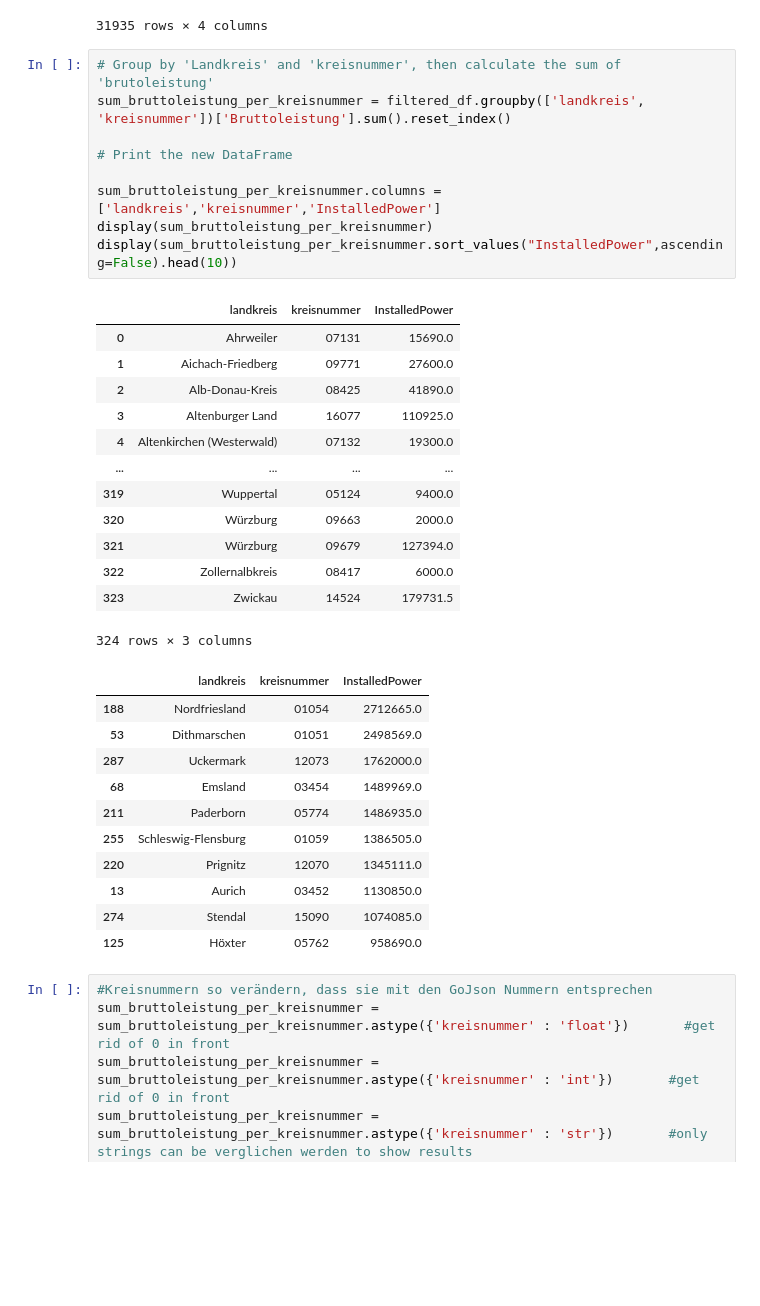
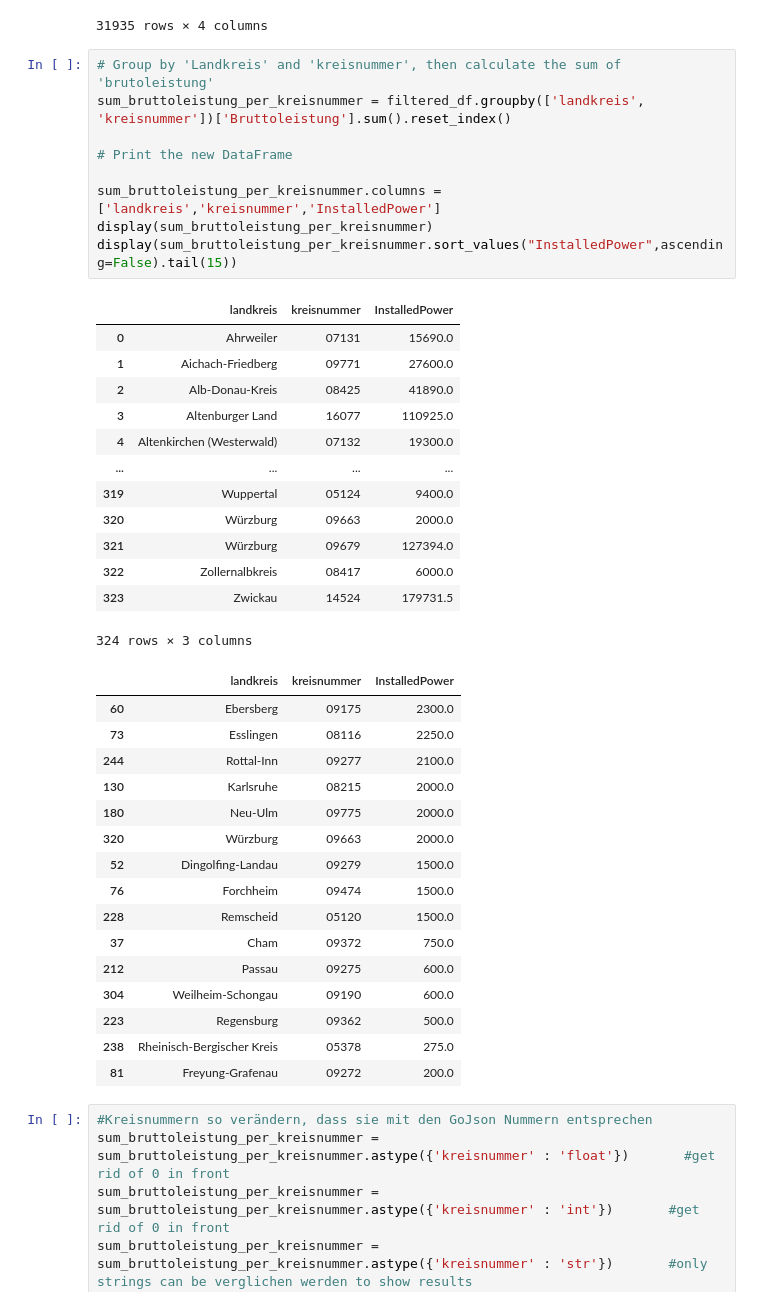
Before and after one commit to Mohammad-S-Rahman/open_mastr_thesis, a Jupyter notebook: thesis/WorkingMapWindWithoutOutlerTesting.ipynb, the cells around one changed output. Saved outputs shown, nothing was run; the diff lists cells and outputs as text; blank space fills up the shorter version.

```diff
--- a/thesis/WorkingMapWindWithoutOutlerTesting.ipynb
+++ b/thesis/WorkingMapWindWithoutOutlerTesting.ipynb
@@ -156,37 +171,42 @@ display(filtered_df)
 # %%
 # Group by 'Landkreis' and 'kreisnummer', then calculate the sum of 'brutoleistung'
 sum_bruttoleistung_per_kreisnummer = filtered_df.groupby(['landkreis', 'kreisnummer'])['Bruttoleistung'].sum().reset_index()
 
 # Print the new DataFrame
 
 sum_bruttoleistung_per_kreisnummer.columns = ['landkreis','kreisnummer','InstalledPower']
 display(sum_bruttoleistung_per_kreisnummer)
-display(sum_bruttoleistung_per_kreisnummer.sort_values("InstalledPower",ascending=False).head(10))
+display(sum_bruttoleistung_per_kreisnummer.sort_values("InstalledPower",ascending=False).tail(15))
 # %% [output]
 |  | landkreis | kreisnummer | InstalledPower |
 | 0 | Ahrweiler | 07131 | 15690.0 |
 | 1 | Aichach-Friedberg | 09771 | 27600.0 |
 | 2 | Alb-Donau-Kreis | 08425 | 41890.0 |
 | 3 | Altenburger Land | 16077 | 110925.0 |
 | 4 | Altenkirchen (Westerwald) | 07132 | 19300.0 |
 | ... | ... | ... | ... |
 | 319 | Wuppertal | 05124 | 9400.0 |
 | 320 | Würzburg | 09663 | 2000.0 |
 | 321 | Würzburg | 09679 | 127394.0 |
 | 322 | Zollernalbkreis | 08417 | 6000.0 |
 | 323 | Zwickau | 14524 | 179731.5 |
 324 rows × 3 columns
 |  | landkreis | kreisnummer | InstalledPower |
-| 188 | Nordfriesland | 01054 | 2712665.0 |
-| 53 | Dithmarschen | 01051 | 2498569.0 |
-| 287 | Uckermark | 12073 | 1762000.0 |
-| 68 | Emsland | 03454 | 1489969.0 |
-| 211 | Paderborn | 05774 | 1486935.0 |
-| 255 | Schleswig-Flensburg | 01059 | 1386505.0 |
-| 220 | Prignitz | 12070 | 1345111.0 |
-| 13 | Aurich | 03452 | 1130850.0 |
-| 274 | Stendal | 15090 | 1074085.0 |
-| 125 | Höxter | 05762 | 958690.0 |
+| 60 | Ebersberg | 09175 | 2300.0 |
+| 73 | Esslingen | 08116 | 2250.0 |
+| 244 | Rottal-Inn | 09277 | 2100.0 |
+| 130 | Karlsruhe | 08215 | 2000.0 |
+| 180 | Neu-Ulm | 09775 | 2000.0 |
+| 320 | Würzburg | 09663 | 2000.0 |
+| 52 | Dingolfing-Landau | 09279 | 1500.0 |
+| 76 | Forchheim | 09474 | 1500.0 |
+| 228 | Remscheid | 05120 | 1500.0 |
+| 37 | Cham | 09372 | 750.0 |
+| 212 | Passau | 09275 | 600.0 |
+| 304 | Weilheim-Schongau | 09190 | 600.0 |
+| 223 | Regensburg | 09362 | 500.0 |
+| 238 | Rheinisch-Bergischer Kreis | 05378 | 275.0 |
+| 81 | Freyung-Grafenau | 09272 | 200.0 |
 # %%
 #Kreisnummern so verändern, dass sie mit den GoJson Nummern entsprechen
 sum_bruttoleistung_per_kreisnummer = sum_bruttoleistung_per_kreisnummer.astype({'kreisnummer' : 'float'})       #get rid of 0 in front
```
Also changed, not shown: parts of 3 cells of this notebook, 13 other files.
